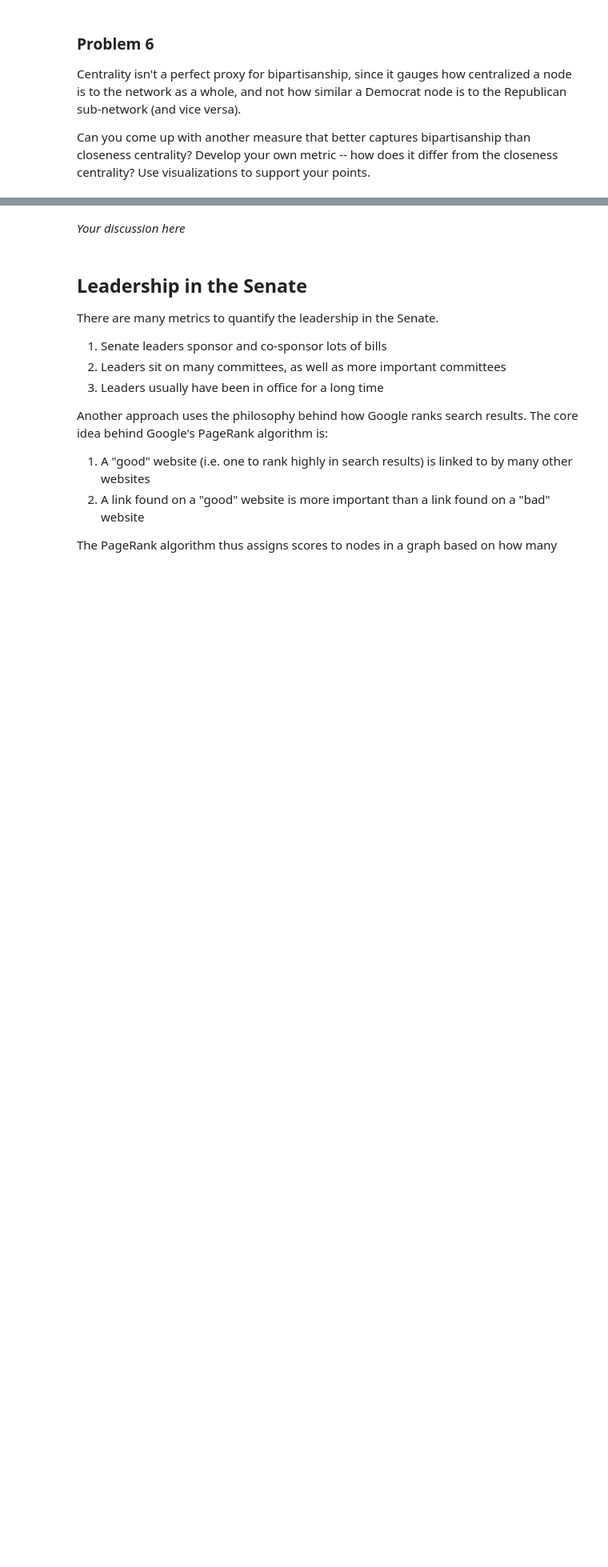
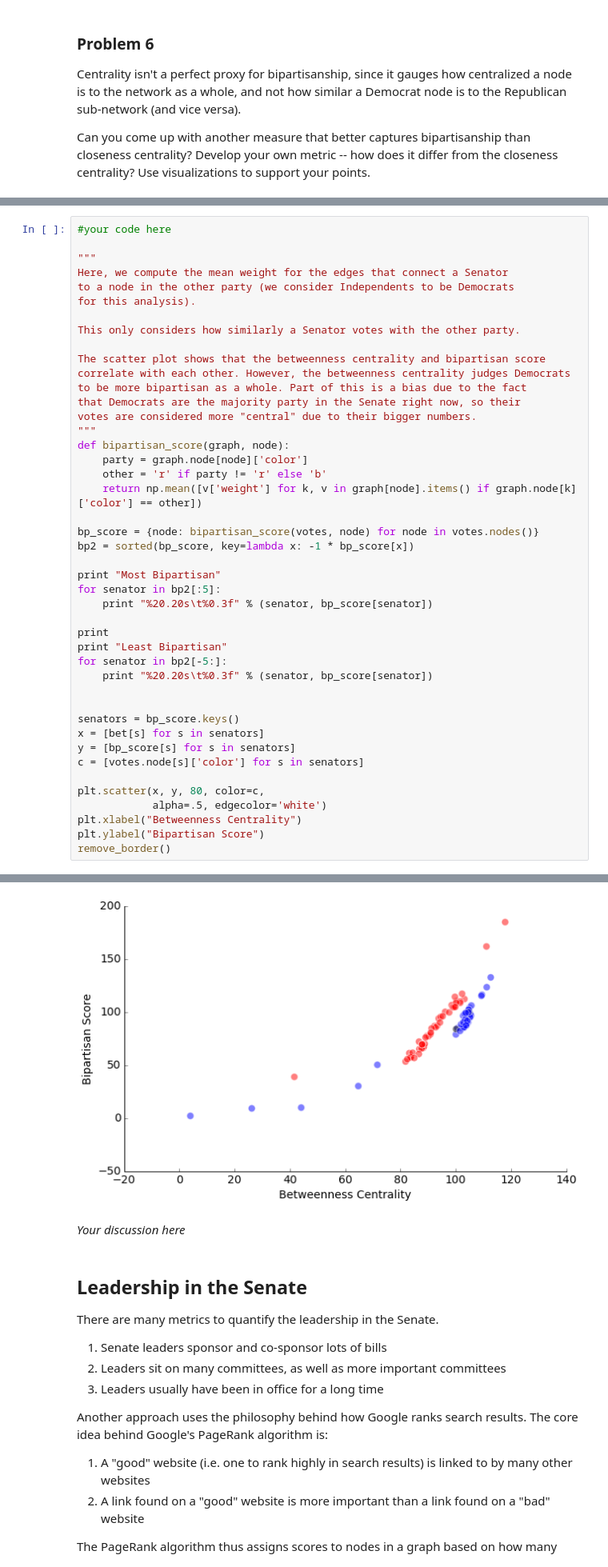
Before and after one commit to xpmanoj/content, a Jupyter notebook: HW5.ipynb, the cells around one changed output, grey strips where cells are left out. Shown at 80% size. Cells and saved outputs as stored; diff of their text form; blank space fills up the shorter version.

```diff
--- a/HW5.ipynb
+++ b/HW5.ipynb
@@ -335,0 +377,45 @@ Can you come up with another measure that better captures bipartisanship than cl
+# %%
+#your code here
+
+"""
+Here, we compute the mean weight for the edges that connect a Senator
+to a node in the other party (we consider Independents to be Democrats
+for this analysis).
+
+This only considers how similarly a Senator votes with the other party.
+
+The scatter plot shows that the betweenness centrality and bipartisan score
+correlate with each other. However, the betweenness centrality judges Democrats
+to be more bipartisan as a whole. Part of this is a bias due to the fact
+that Democrats are the majority party in the Senate right now, so their
+votes are considered more "central" due to their bigger numbers.
+"""
+def bipartisan_score(graph, node):
+    party = graph.node[node]['color']
+    other = 'r' if party != 'r' else 'b'
+    return np.mean([v['weight'] for k, v in graph[node].items() if graph.node[k]['color'] == other])
+
+bp_score = {node: bipartisan_score(votes, node) for node in votes.nodes()}
+bp2 = sorted(bp_score, key=lambda x: -1 * bp_score[x])
+
+print "Most Bipartisan"
+for senator in bp2[:5]:
+    print "%20.20s\t%0.3f" % (senator, bp_score[senator])
+
+print
+print "Least Bipartisan"
+for senator in bp2[-5:]:
+    print "%20.20s\t%0.3f" % (senator, bp_score[senator])
+
+
+senators = bp_score.keys()
+x = [bet[s] for s in senators]
+y = [bp_score[s] for s in senators]
+c = [votes.node[s]['color'] for s in senators]
+
+plt.scatter(x, y, 80, color=c,
+            alpha=.5, edgecolor='white')
+plt.xlabel("Betweenness Centrality")
+plt.ylabel("Bipartisan Score")
+remove_border()
+# %% [output]
@@ -336,3 +435,4 @@ Can you come up with another measure that better captures bipartisanship than cl
+[figure, added]
 # %% [markdown]
 *Your discussion here*
 # %% [markdown]
```
Also changed, not shown: parts of 23 cells of this notebook, 4 other files.
